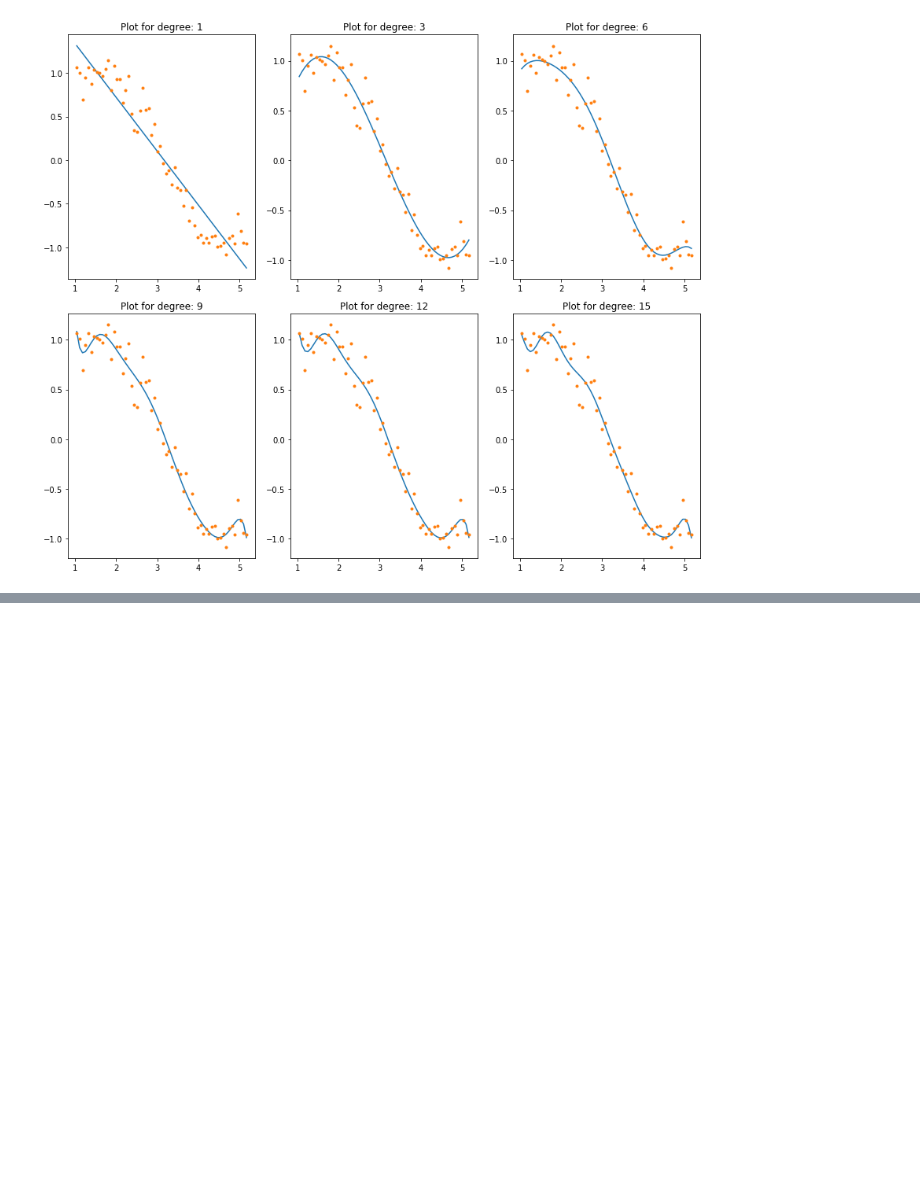
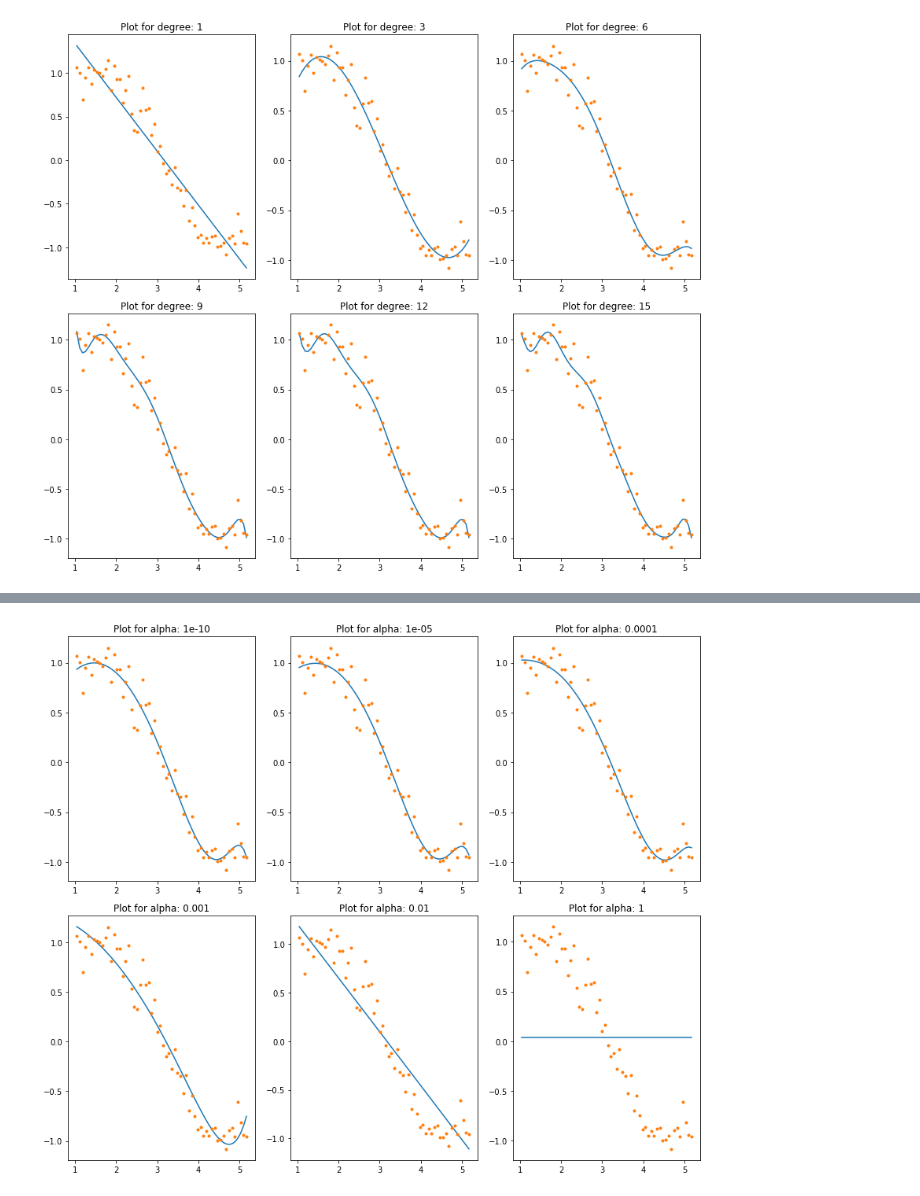
Before and after one commit to joei1994/ML-Projects, a Jupyter notebook: tutorial/ridge_lasso.ipynb, the cells around one changed output, grey strips where cells are left out. Drawn from its saved outputs; the diff is of its cells as text; code cells hidden in the pictures; blank space fills up the shorter version.

```diff
--- a/tutorial/ridge_lasso.ipynb
+++ b/tutorial/ridge_lasso.ipynb
@@ -95,0 +181,37 @@ df
+# %%
+#next, let's look at Lasso Regression
+#LassoRegression works the same way as RidgeRegression which is it try to reduce model complexity by reduce the coefficient magnitude
+#LassoRegression are controled by 'alpha', a parameter which control the weight of reducing coefficient magnitudes
+
+from sklearn.linear_model import Lasso
+
+def lasso_regression(a, models_to_plot):
+    lasso_reg = Lasso(alpha = a, normalize=True, max_iter=1e5)
+    lasso_reg.fit(data[features], data['y'])
+    y_pred = lasso_reg.predict(data[features])
+
+    if a in models_to_plot:
+        plt.subplot(models_to_plot[a])
+        plt.tight_layout()
+        plt.plot(data['x'],y_pred)
+        plt.plot(data['x'],data['y'],'.')
+        plt.title('Plot for alpha: %.3g'%a)
+
+    rss = sum((y_pred - data['y'])**2)
+    result = [rss]
+    result.extend([lasso_reg.intercept_])
+    result.extend(lasso_reg.coef_)
+
+    return result
+
+models_to_plot = {1e-10:231, 1e-5:232,1e-4:233, 1e-3:234, 1e-2:235, 1:236}
+alpha_lasso = [1e-15, 1e-10, 1e-8, 1e-5,1e-4, 1e-3,1e-2, 1, 5, 10]
+col = ['rss', 'intercept'] + features
+ind = ['model_%.2g'%alpha for alpha in alpha_lasso]
+coef_df = pd.DataFrame(index=ind, columns=col)
+
+for i,alpha in enumerate(alpha_lasso):
+    result = lasso_regression(alpha, models_to_plot)
+    coef_df.iloc[i,:] = result
+# %% [output]
+[figure, added]
```
Also changed, not shown: parts of 10 cells of this notebook.
